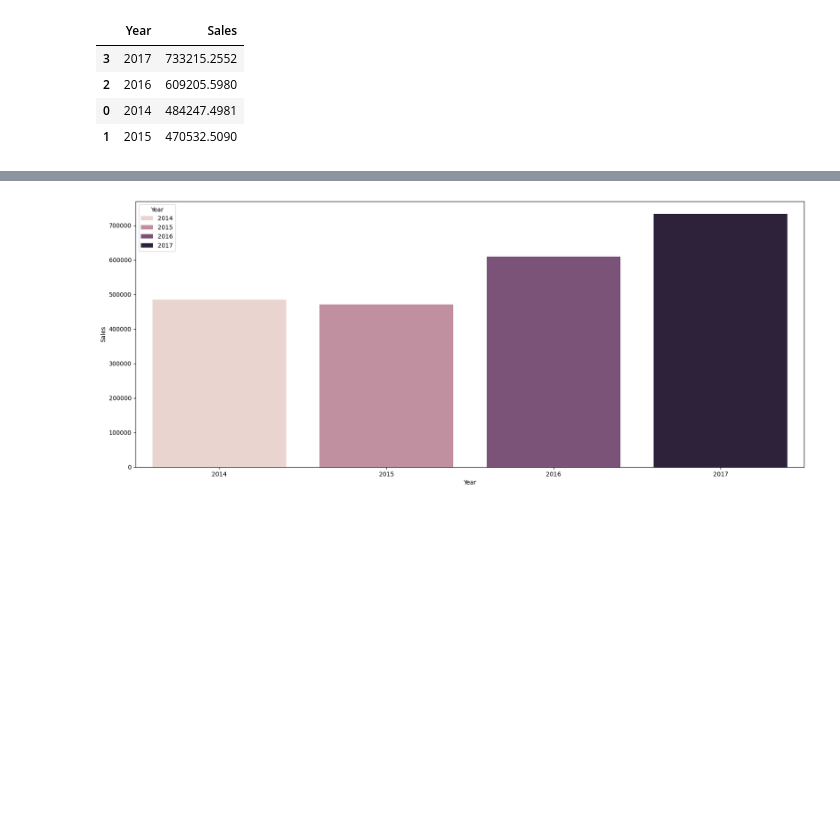
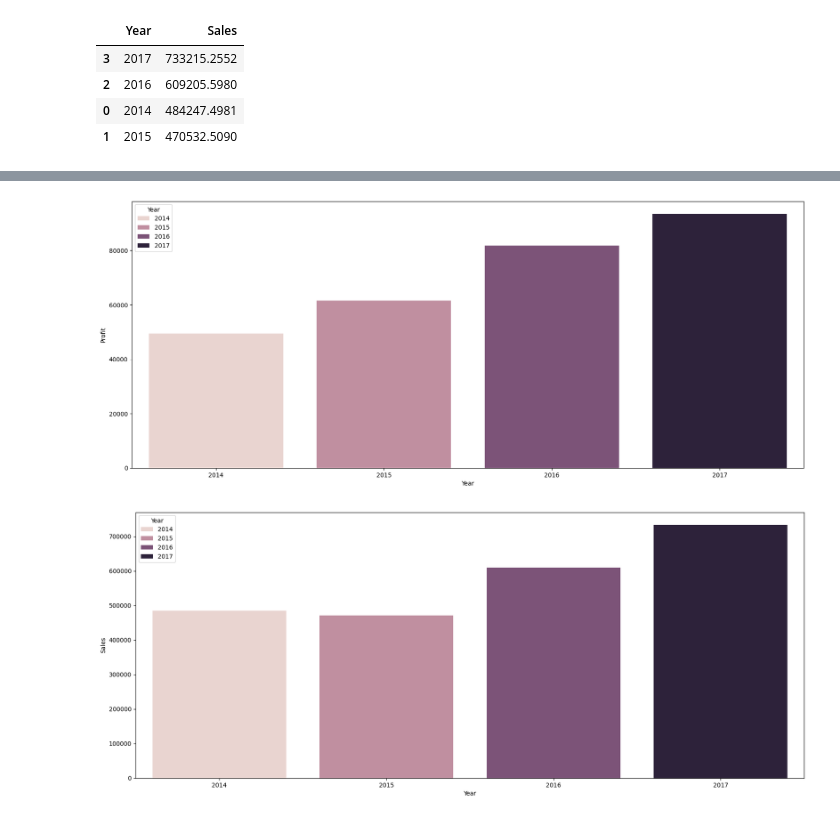
Before and after one commit to Saleh-Ahmed-Saleh/Superstore-Data-Analysis, a Jupyter notebook: Superstore Data Analysis.ipynb, the cells around one changed output, grey strips where cells are left out. Drawn from its saved outputs; the diff is of its cells as text; code cells hidden in the pictures; blank space fills up the shorter version.

```diff
--- a/Superstore Data Analysis.ipynb
+++ b/Superstore Data Analysis.ipynb
@@ -302,0 +341,3 @@ plt.show()
+# %%
+data['Year']= pd.to_datetime(data['Order Date']).dt.year
+data['Year']
@@ -309,3 +363,6 @@ SalesByYears
 | 2 | 2016 | 609205.5980 |
 | 0 | 2014 | 484247.4981 |
 | 1 | 2015 | 470532.5090 |
+# %%
+ProfitByYears= data.groupby('Year', as_index=False)[['Profit']].sum().sort_values(by='Profit', ascending=False)
+ProfitByYears
@@ -312,3 +375,9 @@ SalesByYears
+# %%
+plt.figure(figsize=(20,8))
+sns.barplot(data=ProfitByYears, x='Year', y='Profit', hue='Year')
+plt.show()
+# %% [output]
+[figure, added]
 # %%
 plt.figure(figsize=(20,8))
 sns.barplot(data=SalesByYears, x='Year', y='Sales', hue='Year')
```
Also changed, not shown: parts of 19 cells of this notebook.
